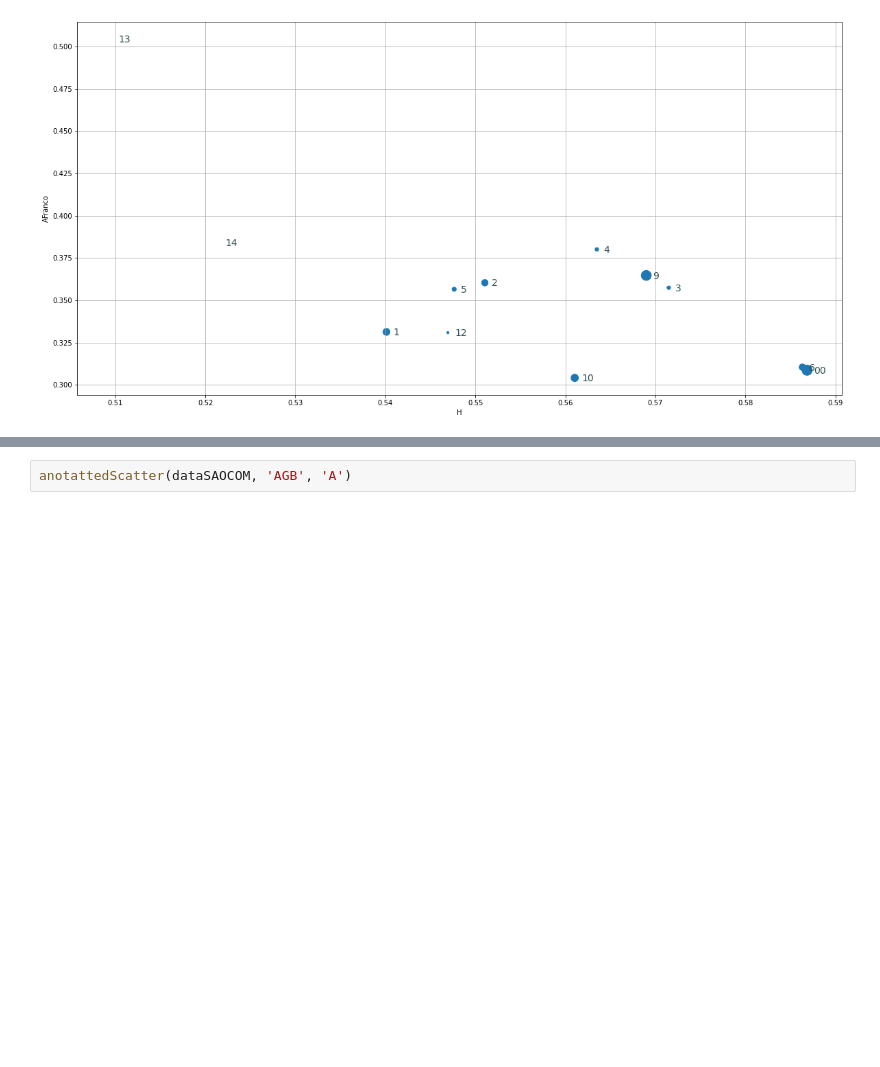
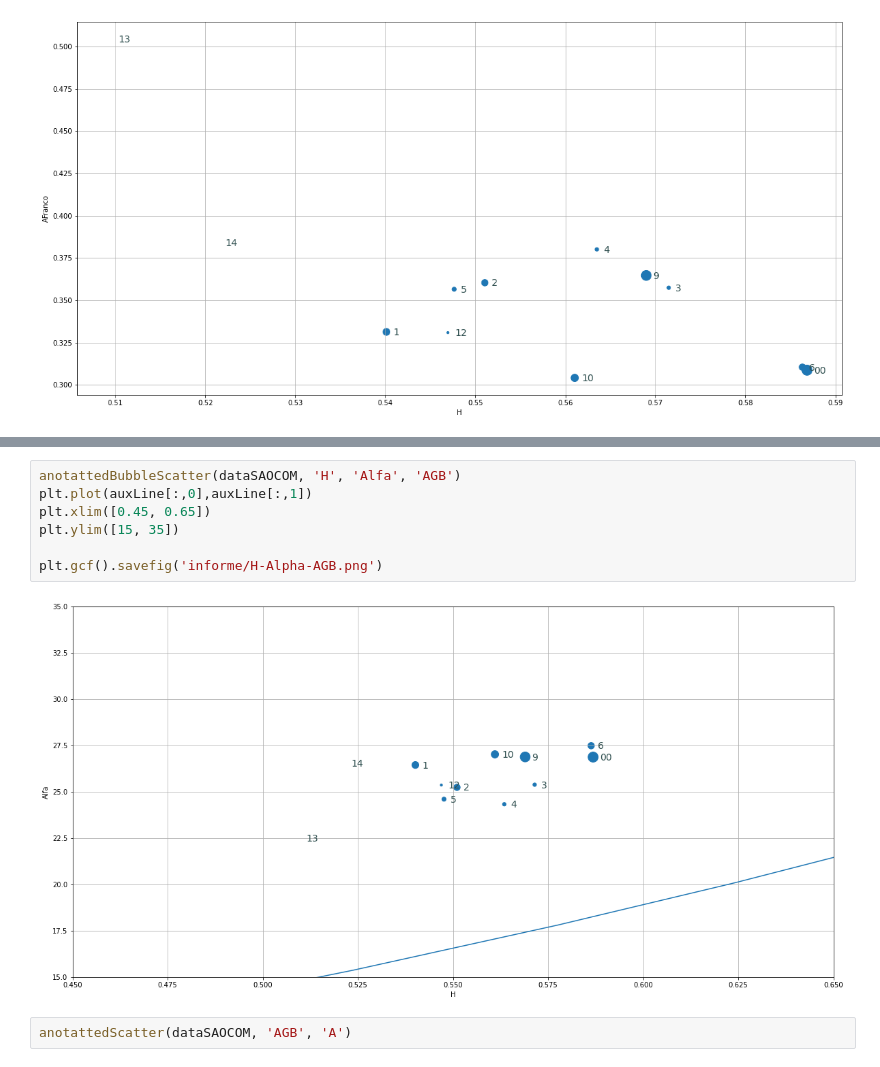
Before and after one commit to verderis/Bosques, a Jupyter notebook: analisisFinal.ipynb, the cells around one changed output, grey strips where cells are left out. Drawn from its saved outputs; the diff is of its cells as text; blank space fills up the shorter version.

```diff
--- a/analisisFinal.ipynb
+++ b/analisisFinal.ipynb
@@ -832,3 +904,12 @@ anotattedBubbleScatter(dataSAOCOM, 'C22_corr_dB', 'H', 'AGB')
+# %%
+anotattedBubbleScatter(dataSAOCOM, 'H', 'Alfa', 'AGB')
+plt.plot(auxLine[:,0],auxLine[:,1])
+plt.xlim([0.45, 0.65])
+plt.ylim([15, 35])
+
+plt.gcf().savefig('informe/H-Alpha-AGB.png')
+# %% [output]
+[figure, added]
 # %%
 anotattedScatter(dataSAOCOM, 'AGB', 'A')
 # %% [output]
```
Also changed, not shown: parts of 30 cells of this notebook, 8 other files.
